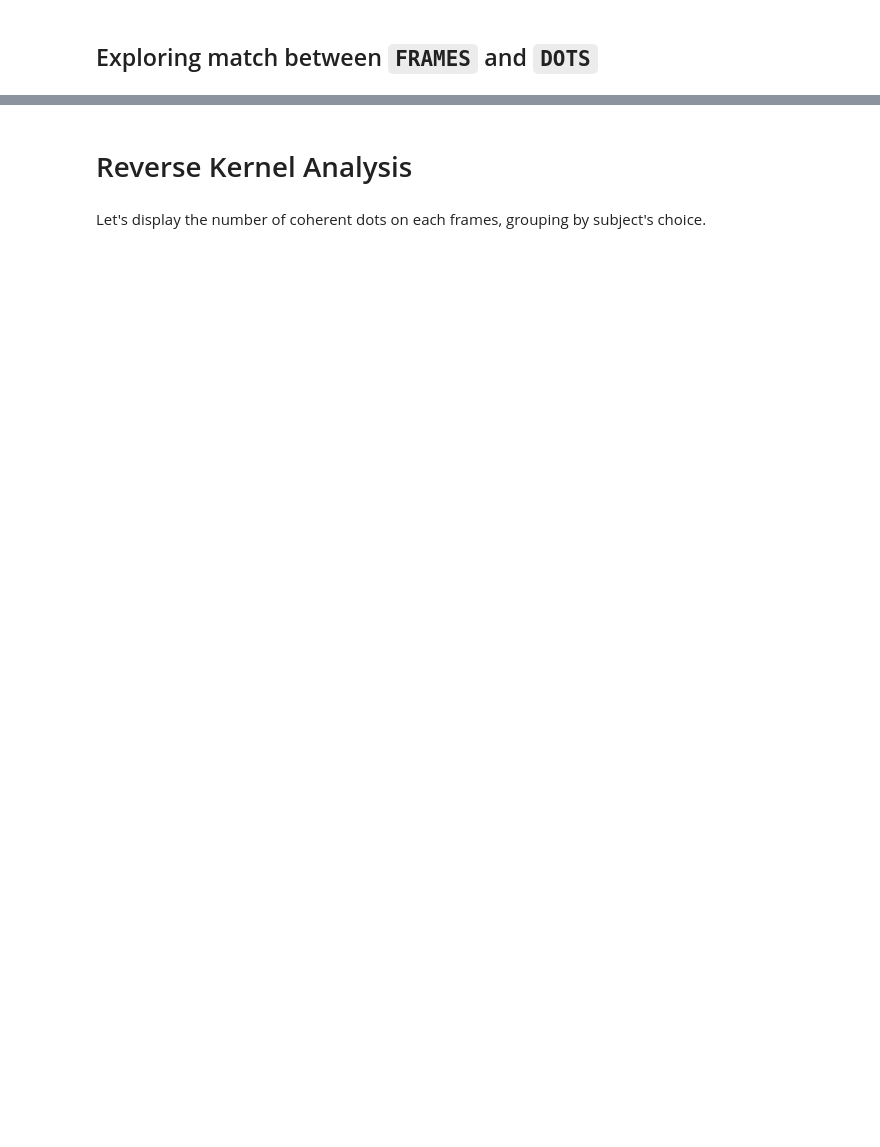
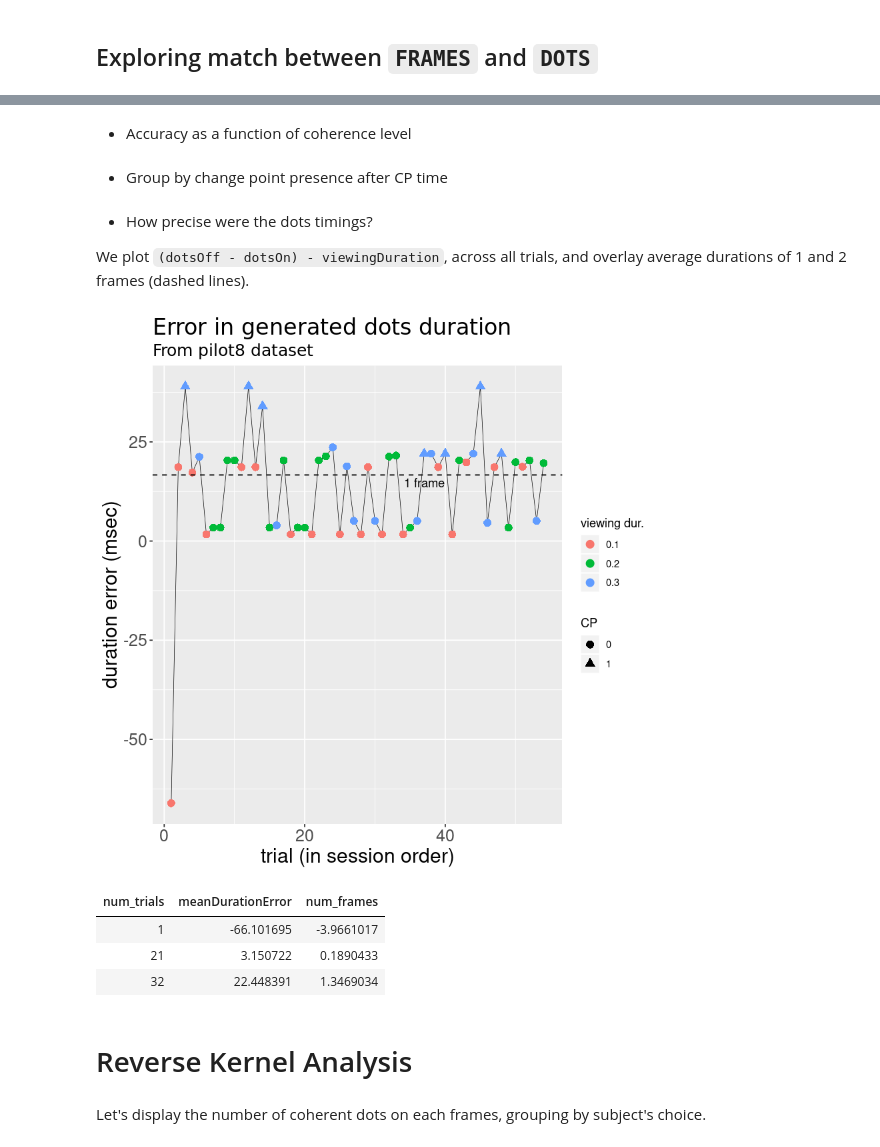
Before and after one commit to TheGoldLab/Analysis_SingleCP_DotsReversal, a Jupyter notebook: Python_scripts/pilot8.ipynb, the cells around one changed output, grey strips where cells are left out. Drawn from its saved outputs; the diff is of its cells as text; code cells hidden in the pictures; blank space fills up the shorter version.

Commit message:
incorporate analysis from timing_tests.ipynb into pilot8.ipynb

```diff
--- a/Python_scripts/pilot8.ipynb
+++ b/Python_scripts/pilot8.ipynb
@@ -372,0 +355,2 @@ ggplot(frameTimes, aes(x=trialIndex, y=onsetTime-(dotsOn+trialStart))) + geom_po
+# %% [markdown]
+- Accuracy as a function of coherence level
@@ -372,0 +364,2 @@ ggplot(frameTimes, aes(x=trialIndex, y=onsetTime-(dotsOn+trialStart))) + geom_po
+# %% [markdown]
+- Group by change point presence after CP time
@@ -373,3 +374,53 @@ ggplot(frameTimes, aes(x=trialIndex, y=onsetTime-(dotsOn+trialStart))) + geom_po
+# %% [markdown]
+- How precise were the dots timings?
+
+We plot `(dotsOff - dotsOn) - viewingDuration`, across all trials, and overlay average durations of 1 and 2 frames (dashed lines).
+# %%
+durTable <- tb[[TRIALS]][,.(dotsDurationError = (dotsOff - dotsOn - viewingDuration) * 1000,
+                            presenceCP,
+                            viewingDuration),
+                        by=trialCount]
+# str(durTable)
+# call to ggplot()
+g <- ggplot(durTable, aes(x=trialCount, y=dotsDurationError)) +
+  geom_line(size=.2) +
+  geom_point(aes(shape=factor(presenceCP), col=factor(viewingDuration)),size=3) +
+  geom_hline(yintercept = FRAME_DURATION*1000, linetype="dashed") +
+  annotate("text", x=37, y=FRAME_DURATION*1000, vjust = 1.3, label = c("1 frame"))
+# Add Title and Labels
+g + labs(title="Error in generated dots duration",
+         subtitle=paste("From pilot",PILOT_NUMBER," dataset",sep=""),
+         y="duration error (msec)",
+         x="trial (in session order)",
+         color="viewing dur.", shape="CP") + theme(plot.title=element_text(size=20,
+                                    family="American Typewriter",
+                                    lineheight=1.2),  # title
+            plot.subtitle=element_text(size=15,
+                                       family="American Typewriter"),  # subtitle
+            plot.caption=element_text(size=15),  # caption
+            axis.title.x=element_text(size=AXES_LABEL_FONT),  # X axis title
+            axis.title.y=element_text(size=AXES_LABEL_FONT),  # Y axis title
+            axis.text.x=element_text(size=AXES_FONT),  # X axis text
+            axis.text.y=element_text(size=AXES_FONT))  # Y axis text
+# %% [output]
+[figure, added]
+# %%
+intervals <- bin(durTable[,.(dotsDurationError)], nbins = 3, method = "cluster")
+names(intervals) <- "interval"
+
+# add the bins as a factor to the data.table
+durTable[, ("interval") := intervals]
+
+# compute mean durations
+unordered <- durTable[, .(num_trials=.N, meanDurationError = mean(dotsDurationError)), by = intervals]
+
+# display results, with num_frame column
+unordered[order(meanDurationError),.(num_trials, meanDurationError, num_frames = (meanDurationError * FRAME_RATE_ESTIMATE / 1000))]
+# %% [output]
+| num_trials | meanDurationError | num_frames |
+| 1 | -66.101695 | -3.9661017 |
+| 21 | 3.150722 | 0.1890433 |
+| 32 | 22.448391 | 1.3469034 |
 # %% [markdown]
 # Reverse Kernel Analysis
 # %% [markdown]
```
Also changed, not shown: parts of 34 cells of this notebook.
